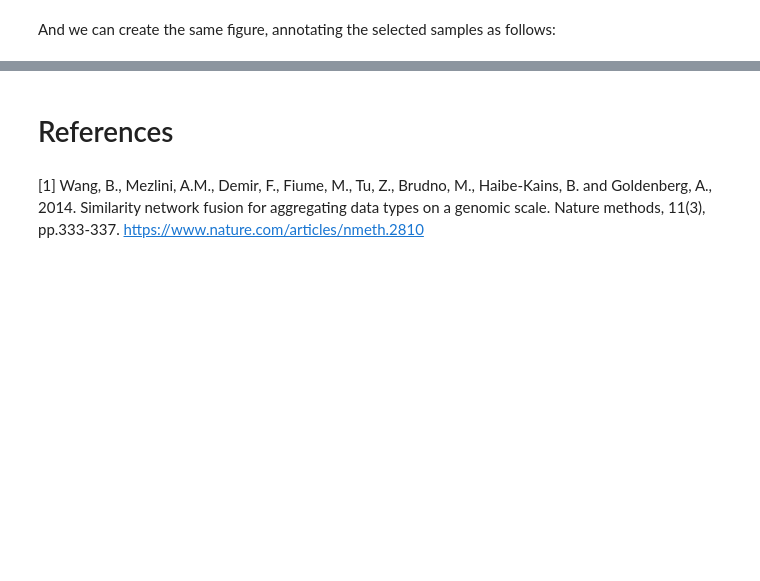
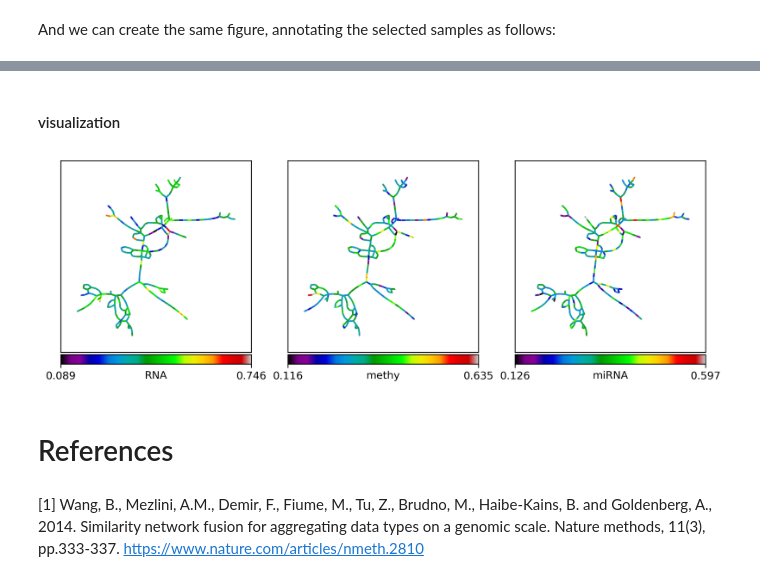
Before and after one commit to areElkin/netflow, a Jupyter notebook: docs/build/jupyter_execute/tutorial/notebooks/GBM_multimodal_example.ipynb, the cells around one changed output, grey strips where cells are left out. Drawn from its saved outputs; the diff is of its cells as text; code cells hidden in the pictures; blank space fills up the shorter version.

```diff
--- a/docs/build/jupyter_execute/tutorial/notebooks/GBM_multimodal_example.ipynb
+++ b/docs/build/jupyter_execute/tutorial/notebooks/GBM_multimodal_example.ipynb
@@ -484,3 +558,79 @@ for (lbl, nc), ax in zip(record_colors.items(), np.ravel(axes)):
+# %%
+refs = {'RNA': 'transitions_sym_similarity_max12nn_RNA_profile_euc_density_normalized',
+        'methy': 'transitions_sym_similarity_max12nn_methy_profile_euc_density_normalized',
+        'miRNA': 'transitions_sym_similarity_max12nn_miRNA_profile_euc_density_normalized',
+        'fused': 'transitions_sym_fused_similarity_max12nn_RNA_methy_miRNA_euc_density_normalized',
+       }
+# %%
+edge_attr = {v: {modality: keeper.misc[P][v] for modality, P in refs.items()} for v in G_poser_nn.edges()}
+# %%
+edge_attr_proportions = {}
+for v, attr in edge_attr.items():
+    mn = sum([attr[k] for k in ['RNA', 'methy', 'miRNA']])
+    edge_attr_proportions[v] = {'_'.join([k, 'proportion']) : attr[k] / mn for k in ['RNA', 'methy', 'miRNA']}
+# %%
+nx.set_edge_attributes(G_poser_nn, edge_attr_proportions)
+# %% [markdown]
+#### visualization
+# %%
+s = None
+
+gls = {'RNA': ['EMP3', # 'HSPA6',
+               # 'TIMP1', # 'EFEMP2', 'FLJ11286', # 'PLA2G2A', 'MAPK8', 'ADM', 'CSRP1', 'KCNE4',
+                          ],
+       'methy': ['CRIP1_P274_F', #  'FES_P223_R', # 'IL17RB_E164_R', 'RAB32_E314_R', 'PAX6_P1121_F', # 'PYCARD_E87_F', 'HDAC1_P414_R', 'FRZB_P406_F', 'ISL1_P379_F', 'NR2F6_E375_R',
+                ],
+       'miRNA': ['hsa-miR-222', #  'hsa-miR-221', # 'hsa-miR-34a', 'hsa-miR-34b', 'hsa-miR-328', # 'hsa-miR-340', 'hsa-miR-17-3p', 'hsa-miR-197', 'hsa-miR-181d', 'hsa-miR-155',
+                ],
+      }
+
+key = 'dpt_from_transitions_sym_fused_similarity_max12nn_RNA_methy_miRNA_euc_density_normalized'
+g_name = f'POSE_1mnn_5branches_{key}'
+
+G_poser_nn = keeper.graphs[g_name]
+pos = nx.layout.kamada_kawai_layout(G_poser_nn)
+nl = list(G_poser_nn)
+el = list(G_poser_nn.edges())
+
+ee = pd.DataFrame({k: dict(nx.get_edge_attributes(G_poser_nn, '_'.join([k, 'proportion']))) for k in ['RNA', 'methy', 'miRNA']})
+ee = ee.loc[el]
+
+
+if s is None:
+    border_linewidths = 0
+else:
+    s_names = {G_poser_nn.nodes[k]['name']: k for k in G_poser_nn}
+    s = set([s_names[k] for k in s])
+    border_linewidths = [0.6 if k in s else 0. for k in nl]
+bordercolors = 'k'
+
+
+
+# fig, axes = plt.subplots(1, 4, figsize=(11, 3), constrained_layout=True, dpi=300)
+fig, axes = plt.subplots(1, 3, figsize=(9, 3), constrained_layout=True, dpi=300)
+
+ntm = None
+c = plt.cm.nipy_spectral
+node_cbar_ticks_kws = None
+
+
+for (lbl, ec), ax in zip(ee.iteritems(), np.ravel(axes)):
+
+
+    nfv.plot_topology(G_poser_nn, pos=pos, nodelist=nl, ax=ax,
+                      node_color='gray', node_shape='o', # ns,
+                      edge_cmap=c, edge_cbar=True, node_size=1,
+                      edge_width=1.5,
+                      edge_color=ec.values, edge_cbar_label=lbl,
+                      # node_ticklabels_mapper=ntm, node_cbar_ticks_kws=node_cbar_ticks_kws,
+                      border_linewidths=border_linewidths, bordercolors=bordercolors,
+                      edge_cbar_kws={'location': 'bottom', 'orientation': 'horizontal', 'pad': 0.01}
+                     )
+
+# fig.savefig('Downloads/GBM_pose_edges.png',
+#             dpi=300, bbox_inches='tight', transparent=True)
+# %% [output]
+[figure, added]
 # %% [markdown]
 # References
 # %% [markdown]
```
Also changed, not shown: parts of 10 cells of this notebook, 42 other files.
